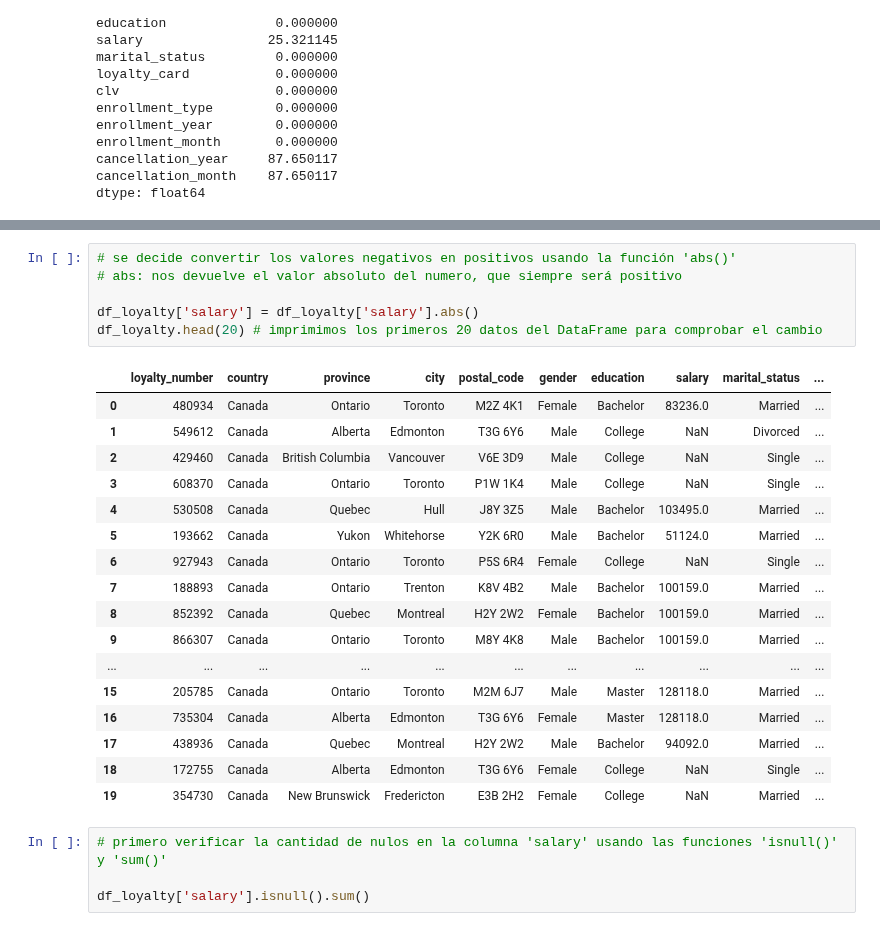
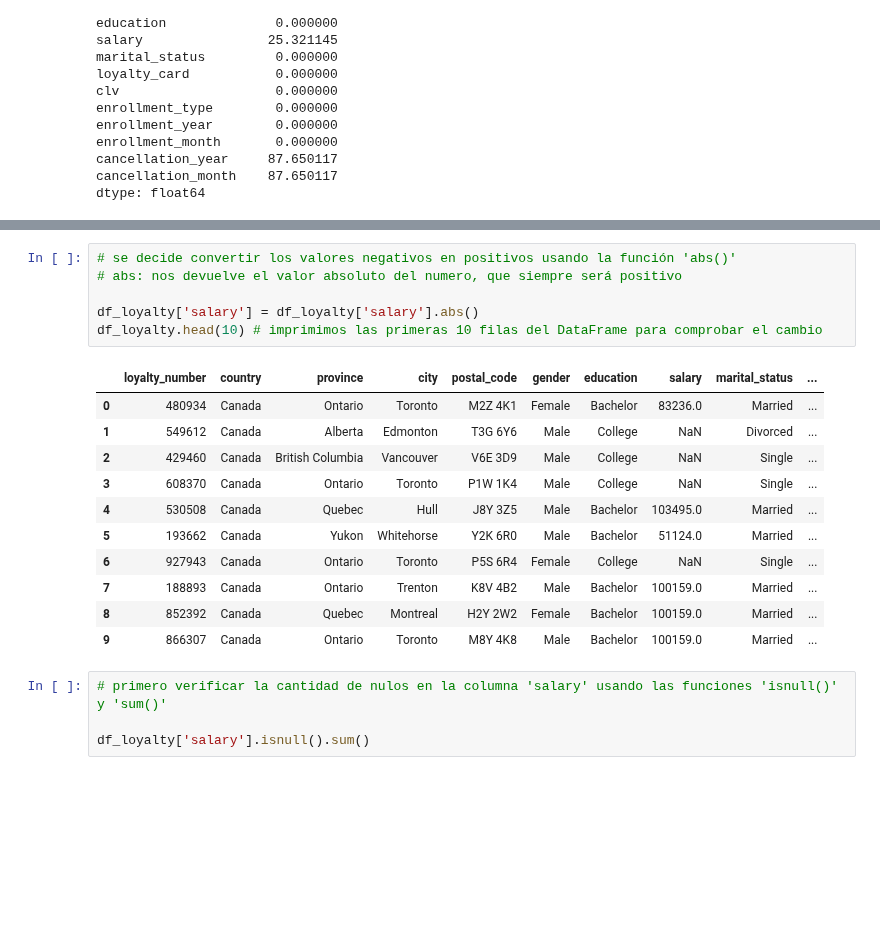
Before and after one commit to Adalab/bda-modulo-3-evaluacion-final-MarPastor, a Jupyter notebook: notebook/final_evaluation_mod3_marpastor.ipynb, the cells around one changed output, grey strips where cells are left out. Drawn from its saved outputs; the diff is of its cells as text; blank space fills up the shorter version.

```diff
--- a/notebook/final_evaluation_mod3_marpastor.ipynb
+++ b/notebook/final_evaluation_mod3_marpastor.ipynb
@@ -806,27 +807,21 @@ dtype: int64
 # %%
 # se decide convertir los valores negativos en positivos usando la función 'abs()'
 # abs: nos devuelve el valor absoluto del numero, que siempre será positivo
 
 df_loyalty['salary'] = df_loyalty['salary'].abs()
-df_loyalty.head(20) # imprimimos los primeros 20 datos del DataFrame para comprobar el cambio
+df_loyalty.head(10) # imprimimos las primeras 10 filas del DataFrame para comprobar el cambio
 # %% [output]
 |  | loyalty_number | country | province | city | postal_code | gender | education | salary | marital_status | ... |
 | 0 | 480934 | Canada | Ontario | Toronto | M2Z 4K1 | Female | Bachelor | 83236.0 | Married | ... |
 | 1 | 549612 | Canada | Alberta | Edmonton | T3G 6Y6 | Male | College | NaN | Divorced | ... |
 | 2 | 429460 | Canada | British Columbia | Vancouver | V6E 3D9 | Male | College | NaN | Single | ... |
 | 3 | 608370 | Canada | Ontario | Toronto | P1W 1K4 | Male | College | NaN | Single | ... |
 | 4 | 530508 | Canada | Quebec | Hull | J8Y 3Z5 | Male | Bachelor | 103495.0 | Married | ... |
 | 5 | 193662 | Canada | Yukon | Whitehorse | Y2K 6R0 | Male | Bachelor | 51124.0 | Married | ... |
 | 6 | 927943 | Canada | Ontario | Toronto | P5S 6R4 | Female | College | NaN | Single | ... |
 | 7 | 188893 | Canada | Ontario | Trenton | K8V 4B2 | Male | Bachelor | 100159.0 | Married | ... |
 | 8 | 852392 | Canada | Quebec | Montreal | H2Y 2W2 | Female | Bachelor | 100159.0 | Married | ... |
 | 9 | 866307 | Canada | Ontario | Toronto | M8Y 4K8 | Male | Bachelor | 100159.0 | Married | ... |
-| ... | ... | ... | ... | ... | ... | ... | ... | ... | ... | ... |
-| 15 | 205785 | Canada | Ontario | Toronto | M2M 6J7 | Male | Master | 128118.0 | Married | ... |
-| 16 | 735304 | Canada | Alberta | Edmonton | T3G 6Y6 | Female | Master | 128118.0 | Married | ... |
-| 17 | 438936 | Canada | Quebec | Montreal | H2Y 2W2 | Male | Bachelor | 94092.0 | Married | ... |
-| 18 | 172755 | Canada | Alberta | Edmonton | T3G 6Y6 | Female | College | NaN | Single | ... |
-| 19 | 354730 | Canada | New Brunswick | Fredericton | E3B 2H2 | Female | College | NaN | Married | ... |
 # %%
 # primero verificar la cantidad de nulos en la columna 'salary' usando las funciones 'isnull()' y 'sum()'
 
```
Also changed, not shown: parts of 39 cells of this notebook, 1 other file.
